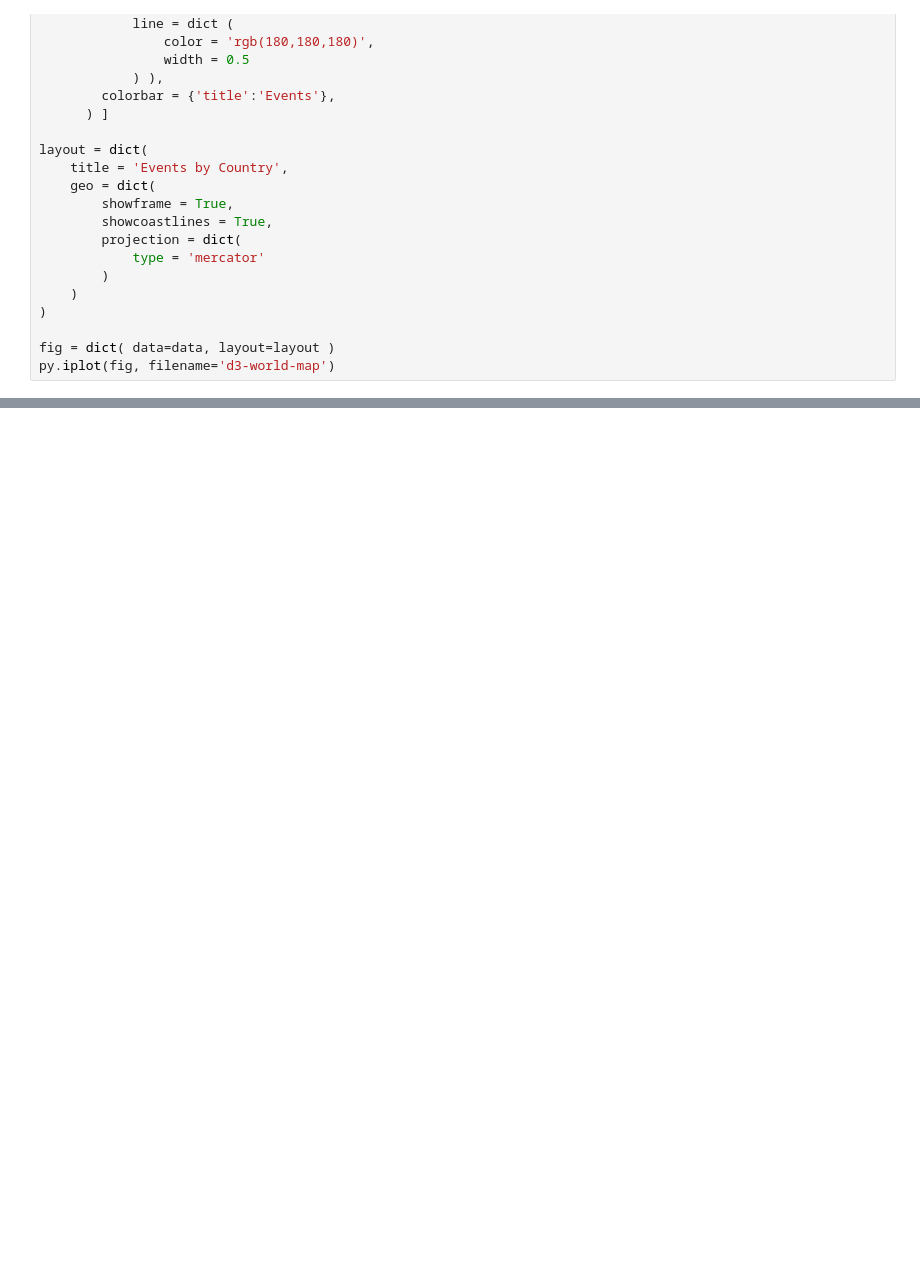
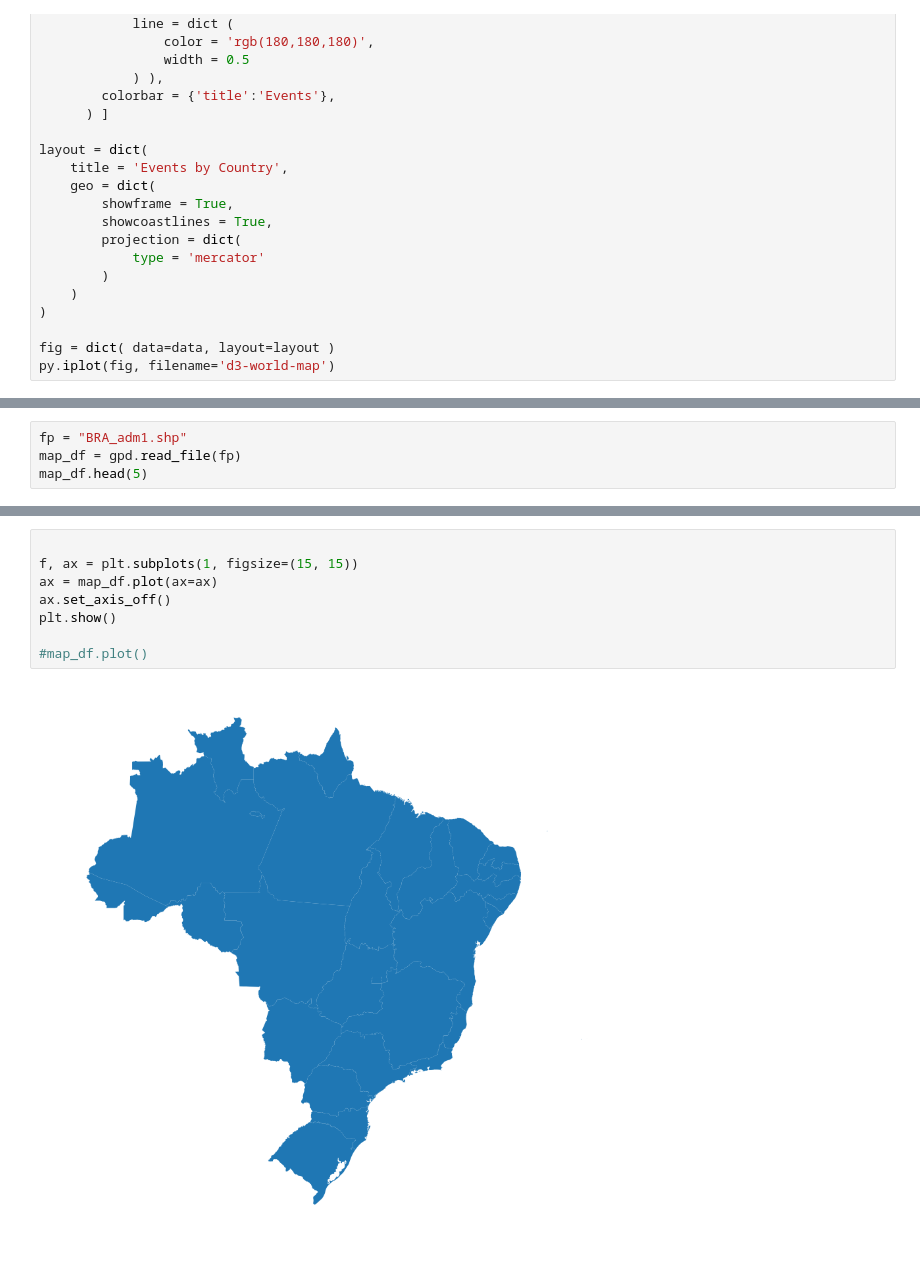
Before and after one commit to ndvazquez/7506-OrganizacionDeDatos, a Jupyter notebook: mapa_mundo.ipynb, the cells around one changed output, grey strips where cells are left out. Cells and saved outputs as stored; diff of their text form; blank space fills up the shorter version.

```diff
--- a/mapa_mundo.ipynb
+++ b/mapa_mundo.ipynb
@@ -67,0 +76,4 @@ py.iplot(fig, filename='d3-world-map')
+# %%
+fp = "BRA_adm1.shp"
+map_df = gpd.read_file(fp)
+map_df.head(5)
@@ -67,0 +87,10 @@ py.iplot(fig, filename='d3-world-map')
+# %%
+
+f, ax = plt.subplots(1, figsize=(15, 15))
+ax = map_df.plot(ax=ax)
+ax.set_axis_off()
+plt.show()
+
+#map_df.plot()
+# %% [output]
+[figure, added]
```
Also changed, not shown: parts of 9 cells of this notebook.
